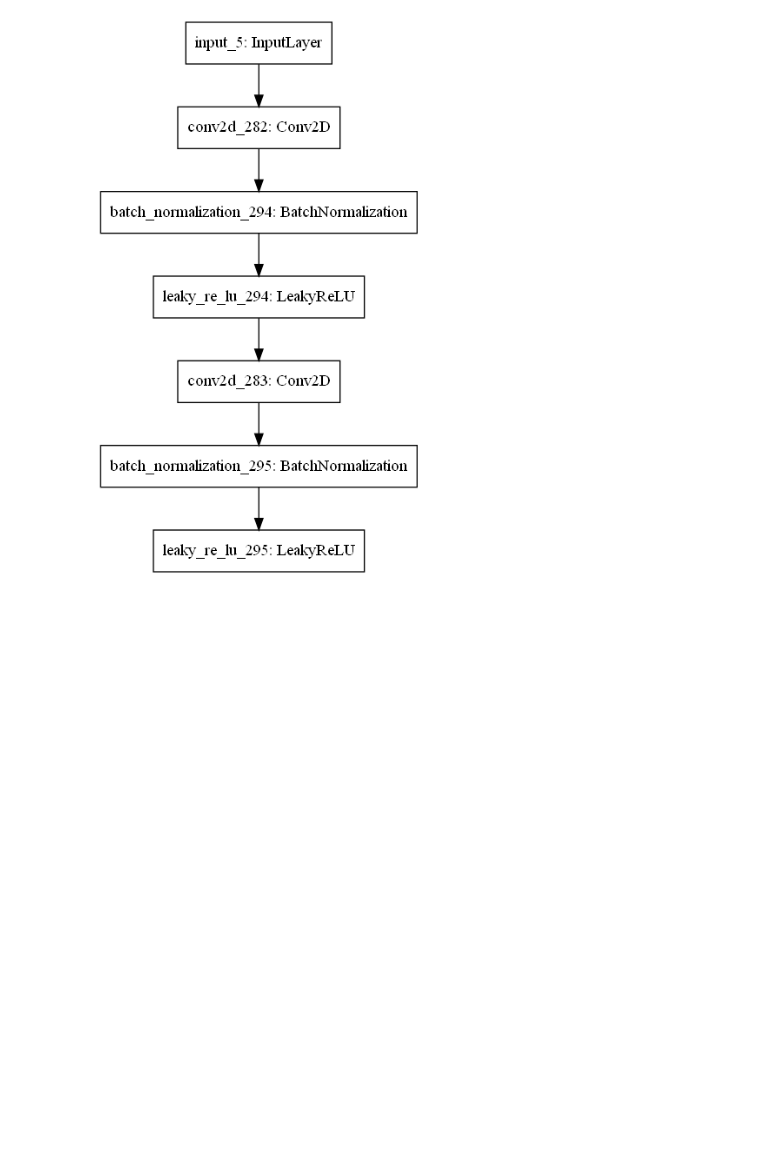
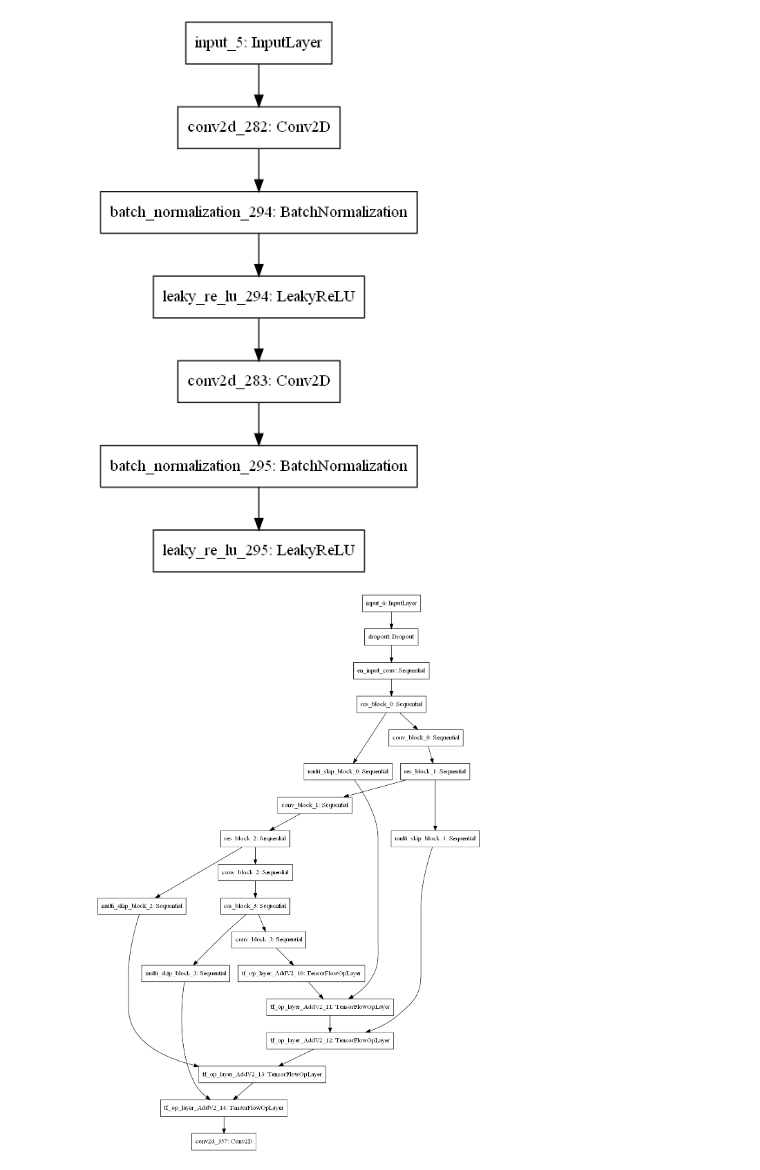
Before and after one commit to kwjinwoo/Dog_face_landmark_detection, a Jupyter notebook: autoencoder/model_graph.ipynb, the cells around one changed output. Cells and saved outputs as stored; diff of their text form; code cells hidden in the pictures; blank space fills up the shorter version.

```diff
--- a/autoencoder/model_graph.ipynb
+++ b/autoencoder/model_graph.ipynb
@@ -41,3 +39,8 @@ residual_block = keras.Sequential([
 plot_model(residual_block, to_file='model_graph/ResBlock2.png')
 # %% [output]
 [figure]
+# %%
+en = resnet_V2.ResNetEncoder(drop_out=0.5)
+plot_model(en.build_graph(), to_file='model_graph/ResNetEncoder_dropout.png')
+# %% [output]
+[figure, added]
```
Also changed, not shown: parts of 2 cells of this notebook, 4 other files.
